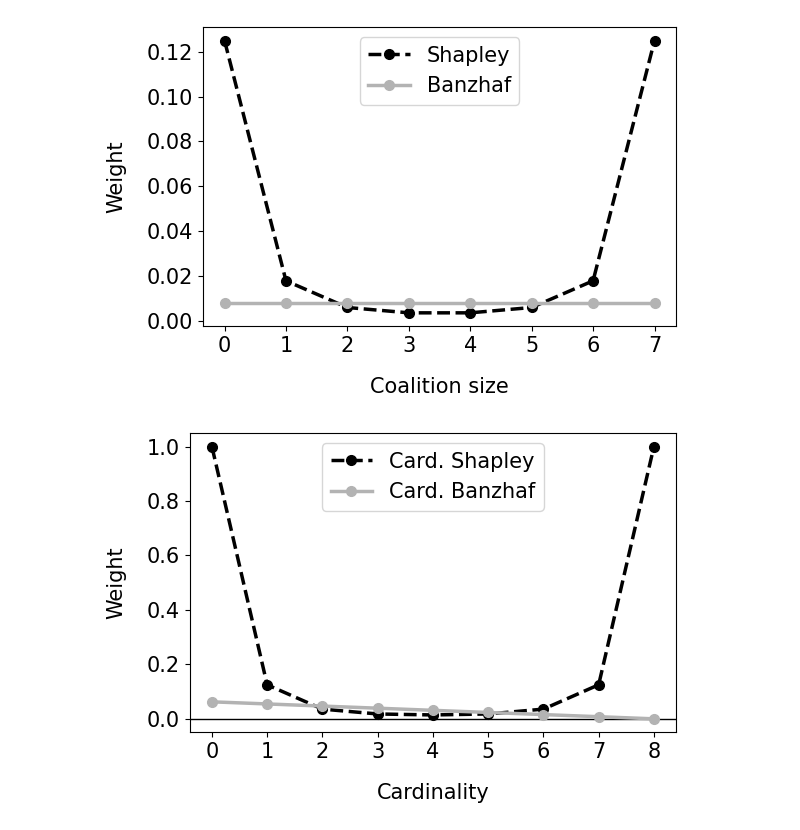
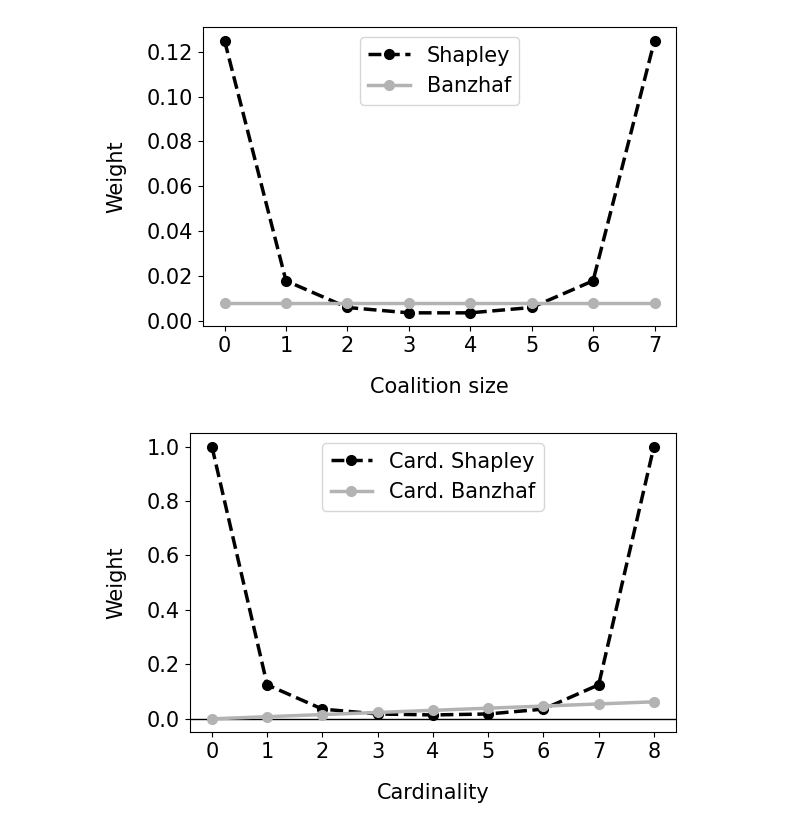
Before and after one commit to filipnaudot/powerXAI, a Jupyter notebook: examples/shapley_banzhaf_weights.ipynb, the cells around one changed output. Saved outputs shown, nothing was run; the diff lists cells and outputs as text; code cells hidden in the pictures.

Commit message:
Update cardinality Banzhaf

```diff
--- a/examples/shapley_banzhaf_weights.ipynb
+++ b/examples/shapley_banzhaf_weights.ipynb
@@ -42,33 +42,34 @@ import matplotlib.pyplot as plt
 from utils import PLOT_COLORS, TEXT_SIZE
 
 SAVE_PLOTS = True
 
 def cardinality_shapley_weight(coalition_size: int, number_of_players:int) -> float:
       return 1 / math.comb(number_of_players, coalition_size)
 
 
 def cardinality_banzhaf_weight(coalition_size: int, number_of_players:int) -> float:
-      return (cardinality_shapley_weight(coalition_size, number_of_players) *
-              (number_of_players * math.comb(number_of_players - 1, coalition_size) / 2 ** (number_of_players - 1)))
+     if coalition_size == 0: return 0.0
+     return (cardinality_shapley_weight(coalition_size, number_of_players) *
+             (number_of_players * math.comb(number_of_players - 1, coalition_size - 1) / 2 ** (number_of_players - 1)))
 
 number_of_players = 8
 x_axis = list(range(number_of_players + 1))
 shapley_y_axis = [cardinality_shapley_weight(coalition_size, number_of_players) for coalition_size in x_axis]
 banzhaf_y_axis = [cardinality_banzhaf_weight(coalition_size, number_of_players) for coalition_size in x_axis]
 
 fig, ax = plt.subplots(figsize=(6, 4))
 ax.set_xlabel("Cardinality", fontsize=TEXT_SIZE, labelpad=15)
 ax.set_ylabel("Weight", fontsize=TEXT_SIZE, labelpad=15)
 ax.plot(x_axis, shapley_y_axis, color=PLOT_COLORS.BLACK, linestyle="dashed", marker="o", linewidth=2.5, markersize=7, label="Card. Shapley")
 ax.plot(x_axis, banzhaf_y_axis, color=PLOT_COLORS.GRAY, linestyle="solid", marker="o", linewidth=2.5, markersize=7, label="Card. Banzhaf")
 ax.axhline(y=0, color="black", linestyle="solid", linewidth=1.0, zorder=0)
 ax.set_xticks(x_axis)
 ax.set_xticklabels([str(size) for size in x_axis], fontsize=TEXT_SIZE)
 ax.tick_params(axis="y", labelsize=TEXT_SIZE)
 ax.legend(fontsize=TEXT_SIZE)
 plt.tight_layout()
 plt.show()
 if SAVE_PLOTS:
     fig.savefig("shapley_banzhaf_cardinality-weight_curve_8_players.pdf", bbox_inches="tight")
 # %% [output]
-[figure, old version]
+[figure, new version]
```
Also changed, not shown: 3 other files.
